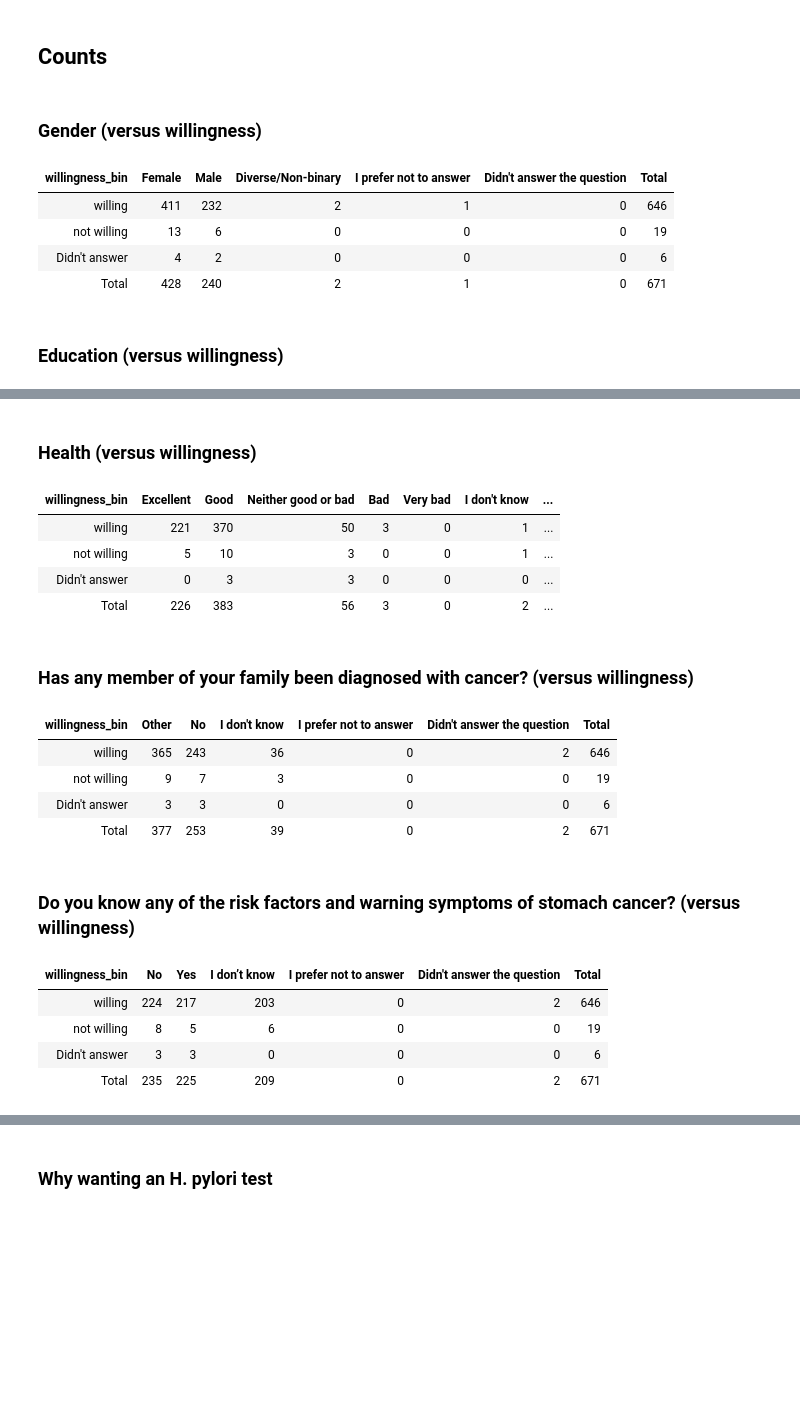
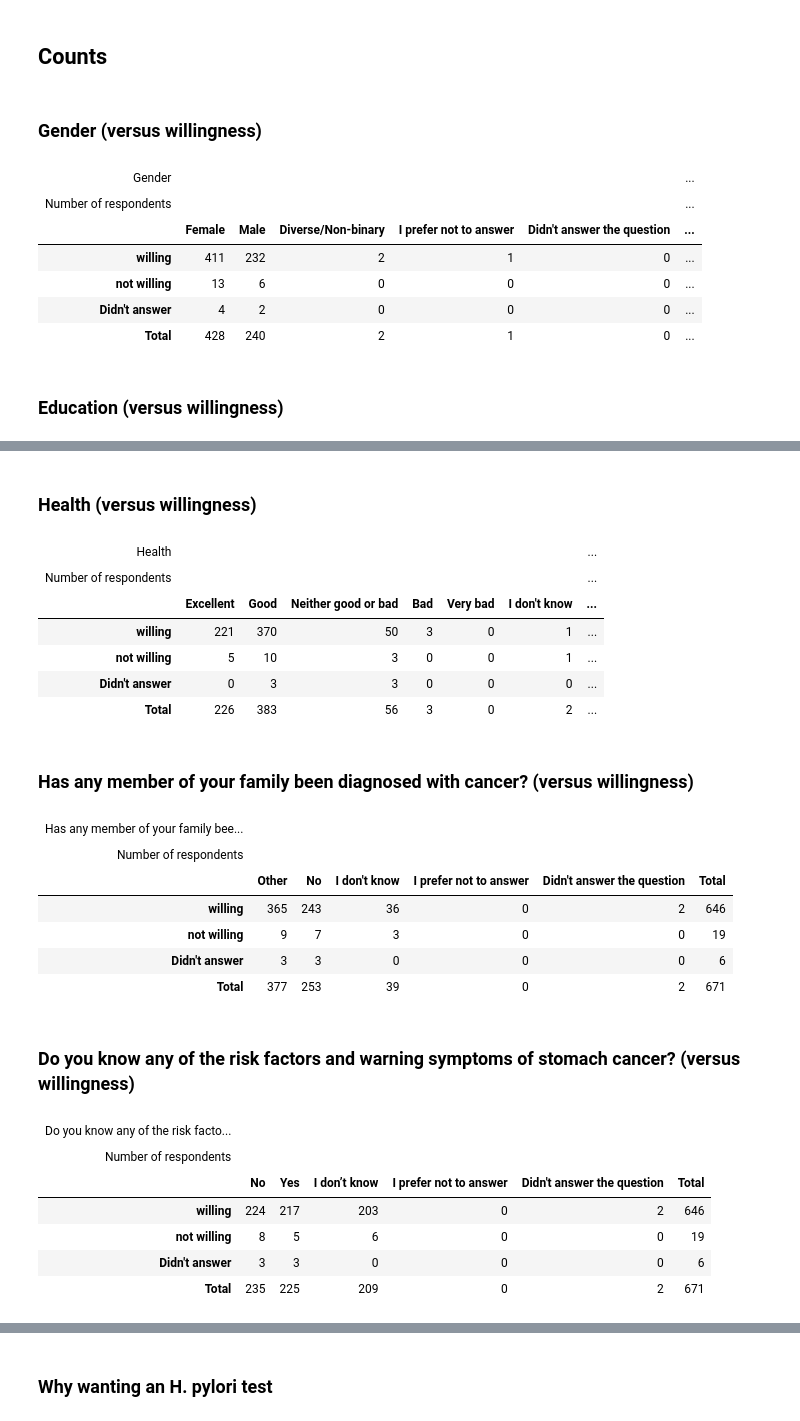
Before and after one commit to omesalles/togas, a Jupyter notebook: scripts/descriptive-participants-answers.ipynb, the cells around one changed output, grey strips where cells are left out. Cells and saved outputs as stored; diff of their text form; code cells hidden in the pictures; blank space fills up the shorter version.

Commit message:
Descriptive stats of participants answers

```diff
--- a/scripts/descriptive-participants-answers.ipynb
+++ b/scripts/descriptive-participants-answers.ipynb
@@ -36,46 +36,50 @@ categorical_fields = c("Gender"="gender",
                        "Are you aware of the possible consequences of H. pylori infection?"="awareness_pilory",
                        "Have you ever been tested for H. pylori before participating in this study?"="prior_pilory",
                        "Enough information about undergoing testing procedure"="info_testing_procedure",
                        "Enough information about the necessity of a UBT"="info_urea_test",
                        "Enough information about the necessity of a follow up UBT"="info_followup",
                        "Enough information about the necessity of further treatment"="info_further_treatment",
                        "How do you qualify all information "="quality_info",
                        "How did you find the explanation of the findings?"="postblood_test_explanation",
                        "Was your blood test positive?"="blood_test_result",
                        "Did you accept a follow-up Urea Breath Test?"="accepted_followup_UBT",
                        "How was your experience of the follow-up Urea Breath Test?"="experience_followup_UBT",
                        "Did you find that the follow-up Urea Breath Test was provided promptly/on time?"="promptly_UBT",
                        "After the Urea Breath Test, how did you find the explanation of the findings?"="treatment_explanation_findings",
                        "Was your Urea Breath test positive?"="UBT_result",
                        "Did you agree to undergo treatment?"="agreed_treatment",
                        "How was your experience of the treatment procedure?"="experience_treatment_procedure",
                        "Did you find that the treatment was provided to you promptly/on time?"="promptly_treatment",
                        "Would you be willing to undergo additional treatement/analysis?"="willing_formore_tests",
                        "Did you find the way you were contacted about the study appropriate?"="appropriately_contacted")
 
 for (heading in names(categorical_fields)) {
   variable <- categorical_fields[[heading]]
   # Display heading
   IRdisplay::display_markdown(
     paste0("### ", heading, "  (versus willingness)")
   )
   # Generate and display frequency table
-  table <-  df1 |> janitor_table("willingness_bin", variable) |>  janitor::adorn_totals("col")
-  IRdisplay::display_html(
-    as.character(
-        knitr::kable(
-          table,
-          format = "html",
-          align = "lrr"
-        )
-    )
-  )
+  #table <-  df1 |> janitor_table("willingness_bin", variable) |>  janitor::adorn_totals("col")
+  #IRdisplay::display_html(
+  #  as.character(
+  #      knitr::kable(
+  #        table,
+  #        format = "html",
+  #        align = "lrr"
+  #      )
+  #  )
+  #)
+  gt_table <- df1 |> gt_two_way("willingness_bin", variable, the_title=heading)
+  IRdisplay::display_html(gt::as_raw_html(gt_table))
 }
 # %% [output]
 ### Gender  (versus willingness)
-| willingness_bin | Female | Male | Diverse/Non-binary | I prefer not to answer | Didn't answer the question | Total |
-| willing | 411 | 232 | 2 | 1 | 0 | 646 |
-| not willing | 13 | 6 | 0 | 0 | 0 | 19 |
-| Didn't answer | 4 | 2 | 0 | 0 | 0 | 6 |
-| Total | 428 | 240 | 2 | 1 | 0 | 671 |
+| Gender |  |  |  |  |  | ... |
+| Number of respondents |  |  |  |  |  | ... |
+|  | Female | Male | Diverse/Non-binary | I prefer not to answer | Didn't answer the question | ... |
+| willing | 411 | 232 | 2 | 1 | 0 | ... |
+| not willing | 13 | 6 | 0 | 0 | 0 | ... |
+| Didn't answer | 4 | 2 | 0 | 0 | 0 | ... |
+| Total | 428 | 240 | 2 | 1 | 0 | ... |
 ### Education  (versus willingness)
@@ -85,19 +91,25 @@ for (heading in names(categorical_fields)) {
 | Didn't answer | 4 | 1 | 1 | 0 | ... |
 | Total | 583 | 80 | 5 | 1 | ... |
 ### Health  (versus willingness)
-| willingness_bin | Excellent | Good | Neither good or bad | Bad | Very bad | I don't know | ... |
+| Health |  |  |  |  |  |  | ... |
+| Number of respondents |  |  |  |  |  |  | ... |
+|  | Excellent | Good | Neither good or bad | Bad | Very bad | I don't know | ... |
 | willing | 221 | 370 | 50 | 3 | 0 | 1 | ... |
 | not willing | 5 | 10 | 3 | 0 | 0 | 1 | ... |
 | Didn't answer | 0 | 3 | 3 | 0 | 0 | 0 | ... |
 | Total | 226 | 383 | 56 | 3 | 0 | 2 | ... |
 ### Has any member of your family been diagnosed with cancer?  (versus willingness)
-| willingness_bin | Other | No | I don't know | I prefer not to answer | Didn't answer the question | Total |
+| Has any member of your family bee... |  |  |  |  |  |  |
+| Number of respondents |  |  |  |  |  |  |
+|  | Other | No | I don't know | I prefer not to answer | Didn't answer the question | Total |
 | willing | 365 | 243 | 36 | 0 | 2 | 646 |
 | not willing | 9 | 7 | 3 | 0 | 0 | 19 |
 | Didn't answer | 3 | 3 | 0 | 0 | 0 | 6 |
 | Total | 377 | 253 | 39 | 0 | 2 | 671 |
 ### Do you know any of the risk factors and warning symptoms of stomach cancer?  (versus willingness)
-| willingness_bin | No | Yes | I don’t know | I prefer not to answer | Didn't answer the question | Total |
+| Do you know any of the risk facto... |  |  |  |  |  |  |
+| Number of respondents |  |  |  |  |  |  |
+|  | No | Yes | I don’t know | I prefer not to answer | Didn't answer the question | Total |
 | willing | 224 | 217 | 203 | 0 | 2 | 646 |
 | not willing | 8 | 5 | 6 | 0 | 0 | 19 |
 | Didn't answer | 3 | 3 | 0 | 0 | 0 | 6 |
```
Also changed, not shown: parts of 2 cells of this notebook.
